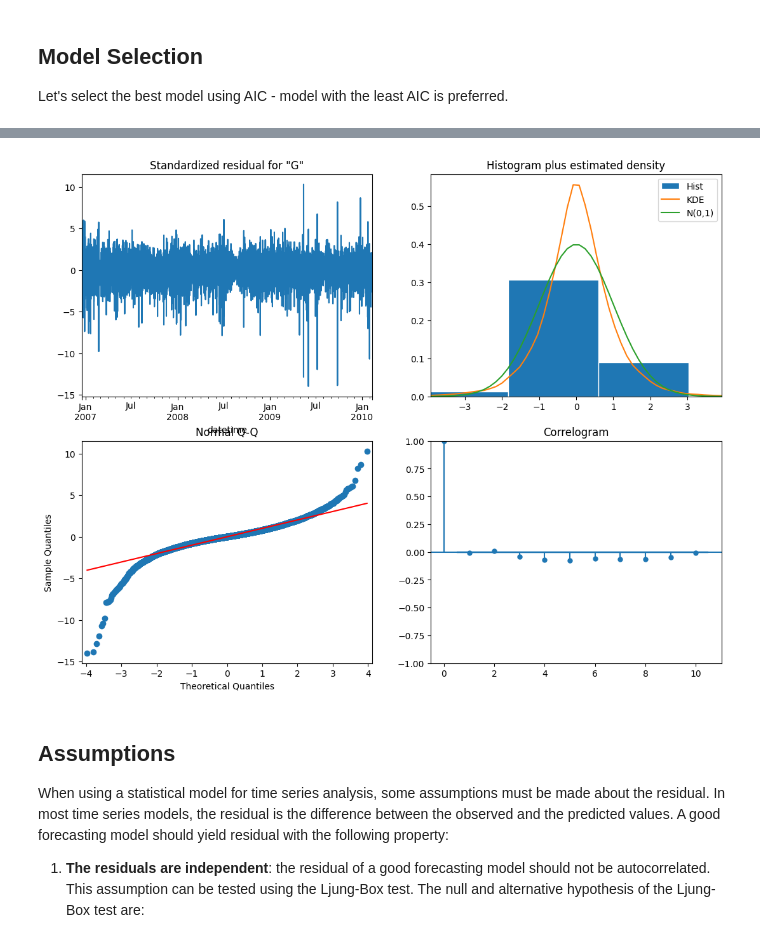
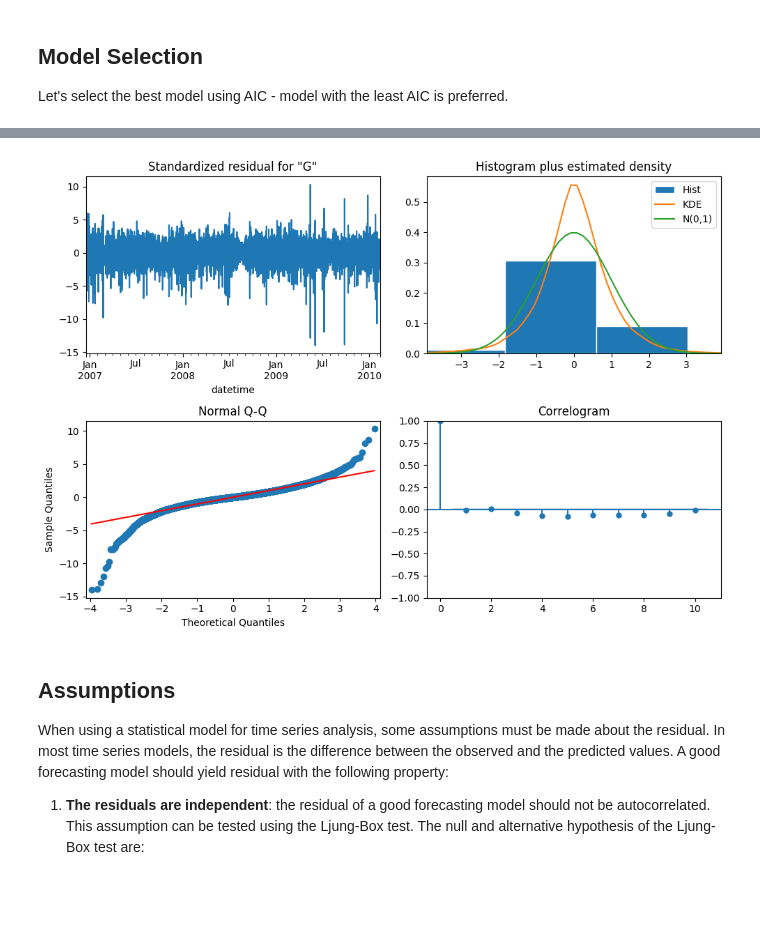
Before and after one commit to Ibrahim-Ola/time-series-python, a Jupyter notebook: SARIMA.ipynb, the cells around one changed output, grey strips where cells are left out. Saved outputs shown, nothing was run; the diff lists cells and outputs as text; code cells hidden in the pictures; blank space fills up the shorter version.

```diff
--- a/SARIMA.ipynb
+++ b/SARIMA.ipynb
@@ -298,7 +297,7 @@ sarimax_results = sarimax_randomized_grid_search(
     train_y=train_endo,
     train_X=train_exo,
     order_list=parameters_list,
-    n_iter=5,
+    n_iter=10,
     d=1,
     D=0,
     random_state=42
@@ -369,18 +370,3 @@ Sample:                                12-16-2006   HQIC
 
 Warnings:
 [1] Covariance matrix calculated using the outer product of gradients (complex-step).
-# %%
-best_order = sarimax_results.iloc[0, 0]
-print("=========================================")
-print(f"Best order: SARIMA({best_order[0]}, 1, {best_order[1]})({best_order[2]}, 0, {best_order[3]})_[24]")
-print("=========================================\n")
-
-final_model = SARIMAX(
-    endog=train_endo,
-    exog=train_exo,
-    order=(best_order[0], 1, best_order[1]),
-    seasonal_order=(best_order[2], 0, best_order[3], 24),
-    trend='c',
-).fit(disp=False)
-
-print(final_model.summary())
@@ -405,7 +373,9 @@ Warnings:
 # %%
-final_model.plot_diagnostics(figsize=(13, 10));
+final_model.plot_diagnostics(figsize=(10, 7))
+plt.tight_layout()
+plt.show()
 # %% [output]
-[figure, old version]
+[figure, new version]
 # %% [markdown]
 ## Assumptions
 
```
Also changed, not shown: parts of 6 cells of this notebook.
